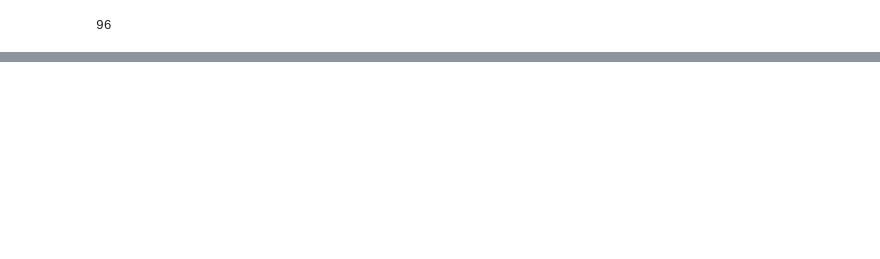
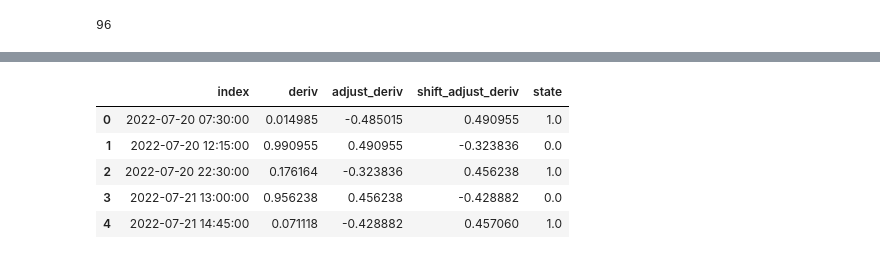
Before and after one commit to juliet29/windows, a Jupyter notebook: analysis/notebooks/230410_winstate.ipynb, the cells around one changed output, grey strips where cells are left out. Cells and saved outputs as stored; diff of their text form; code cells hidden in the pictures; blank space fills up the shorter version.

```diff
--- a/analysis/notebooks/230410_winstate.ipynb
+++ b/analysis/notebooks/230410_winstate.ipynb
@@ -134,0 +152,4 @@ clean_deriv
+# %%
+clean_deriv.loc[:, "adjust_deriv"] = clean_deriv["deriv"] - 0.5
+ws_df = clean_deriv.reset_index(drop=True)
+# ws_df
@@ -134,0 +161,3 @@ clean_deriv
+# %%
+ws_df["shift_adjust_deriv"] = ws_df["adjust_deriv"].shift(-1)
+ws_df.head()
@@ -134,0 +171,24 @@ clean_deriv
+# %%
+def check_winstate(row):
+    curr = row["adjust_deriv"]
+    next = row["shift_adjust_deriv"]
+    # print(row["adjust_deriv"], row["shift_adjust_deriv"],)
+    if curr < 0 and next > 0:
+        return 1
+    elif curr > 0 and next < 1:
+        return 0
+    else:
+        return None
+# %%
+# skip init
+# if current is positive, and prev neg, then val = 1
+# if current is neg, and prev pos, then val = 0
+ws_df["state"] = ws_df.apply(check_winstate, axis=1 )
+ws_df.head()
+# %% [output]
+|  | index | deriv | adjust_deriv | shift_adjust_deriv | state |
+| 0 | 2022-07-20 07:30:00 | 0.014985 | -0.485015 | 0.490955 | 1.0 |
+| 1 | 2022-07-20 12:15:00 | 0.990955 | 0.490955 | -0.323836 | 0.0 |
+| 2 | 2022-07-20 22:30:00 | 0.176164 | -0.323836 | 0.456238 | 1.0 |
+| 3 | 2022-07-21 13:00:00 | 0.956238 | 0.456238 | -0.428882 | 0.0 |
+| 4 | 2022-07-21 14:45:00 | 0.071118 | -0.428882 | 0.457060 | 1.0 |
```
Also changed, not shown: parts of 10 cells of this notebook, 2 other files.
